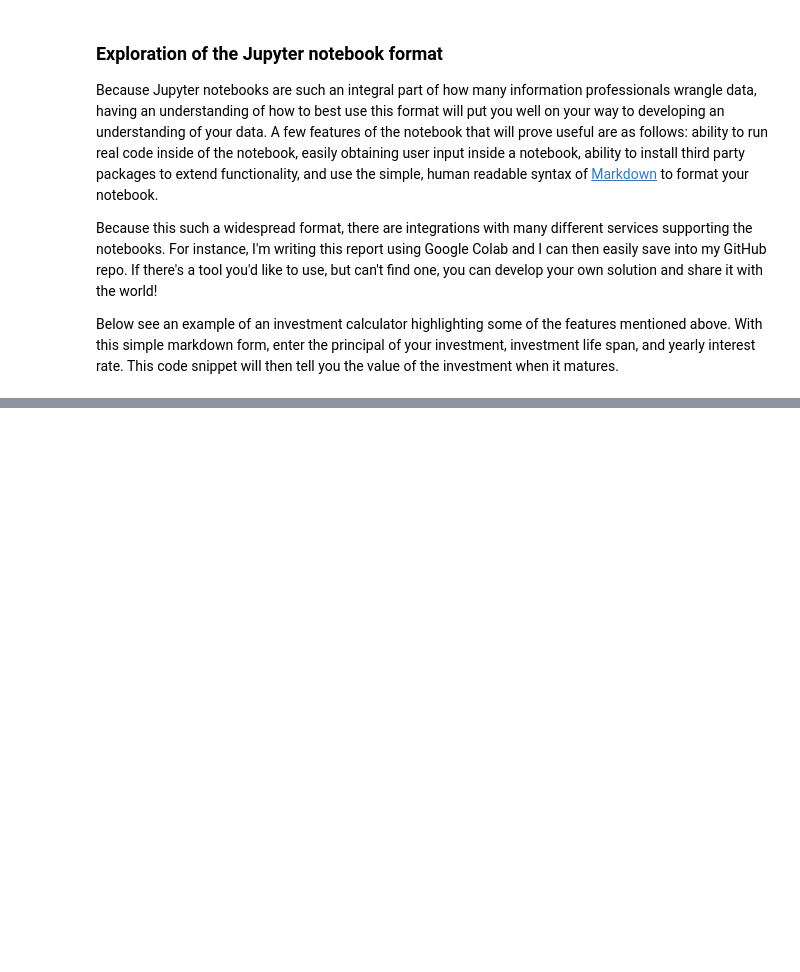
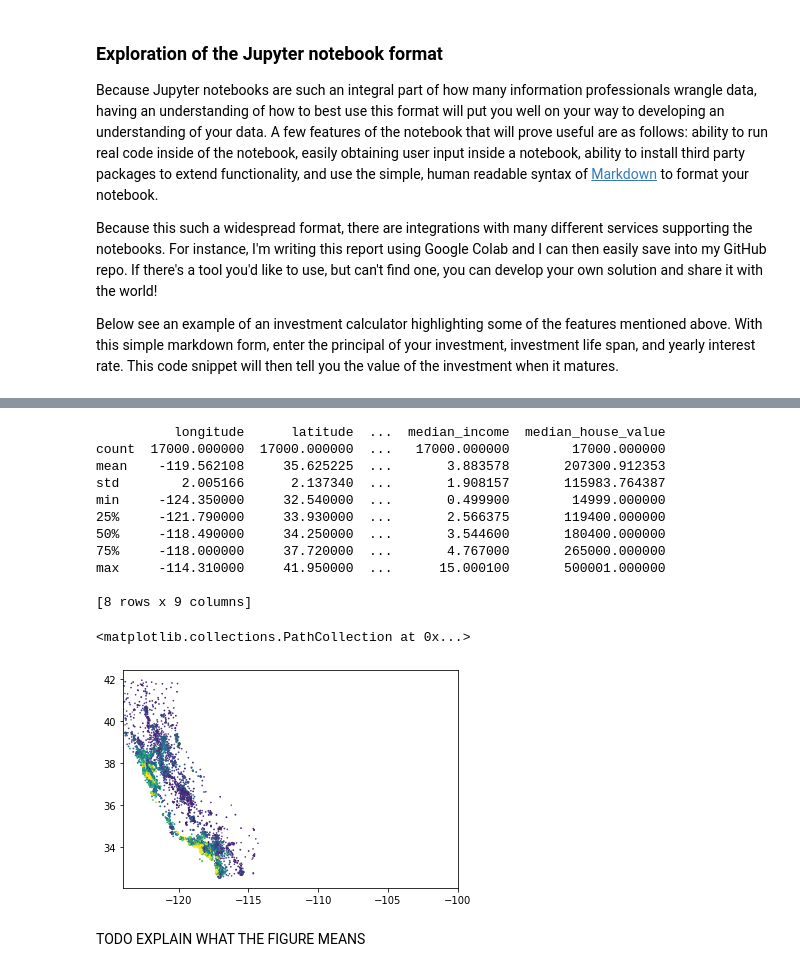
Before and after one commit to jdeweese1/ENGL_415_Final_Report, a Jupyter notebook: Final_Report.ipynb, the cells around one changed output, grey strips where cells are left out. Cells and saved outputs as stored; diff of their text form; code cells hidden in the pictures; blank space fills up the shorter version.

```diff
--- a/Final_Report.ipynb
+++ b/Final_Report.ipynb
@@ -87,0 +126,32 @@ The Pink site also provides a case trajectory page, however it conveys much less
+# %%
+import pandas as pd
+housing_data = pd.read_csv('sample_data/california_housing_train.csv')
+# %%
+# Lets combine Pandas and matplotlib
+from matplotlib import pyplot as plt
+color_scale_factor = housing_data.last_valid_index()/(256**3)
+house_values_colored = housing_data.median_house_value/color_scale_factor
+axes = plt.gca()
+axes.set_xlim([-124,-100])
+
+# Describe the data
+print(housing_data.describe())
+plt.scatter(x=housing_data.longitude, y=housing_data.latitude, c=house_values_colored,s=housing_data.median_income/5)
+
+#plt.scatter(x=housing_data.longitude, y=housing_data.median_house_value)
+# %% [output]
+          longitude      latitude  ...  median_income  median_house_value
+count  17000.000000  17000.000000  ...   17000.000000        17000.000000
+mean    -119.562108     35.625225  ...       3.883578       207300.912353
+std        2.005166      2.137340  ...       1.908157       115983.764387
+min     -124.350000     32.540000  ...       0.499900        14999.000000
+25%     -121.790000     33.930000  ...       2.566375       119400.000000
+50%     -118.490000     34.250000  ...       3.544600       180400.000000
+75%     -118.000000     37.720000  ...       4.767000       265000.000000
+max     -114.310000     41.950000  ...      15.000100       500001.000000
+
+[8 rows x 9 columns]
+<matplotlib.collections.PathCollection at 0x...>
+[figure, added]
+# %% [markdown]
+TODO EXPLAIN WHAT THE FIGURE MEANS
```
Also changed, not shown: parts of 6 cells of this notebook.
